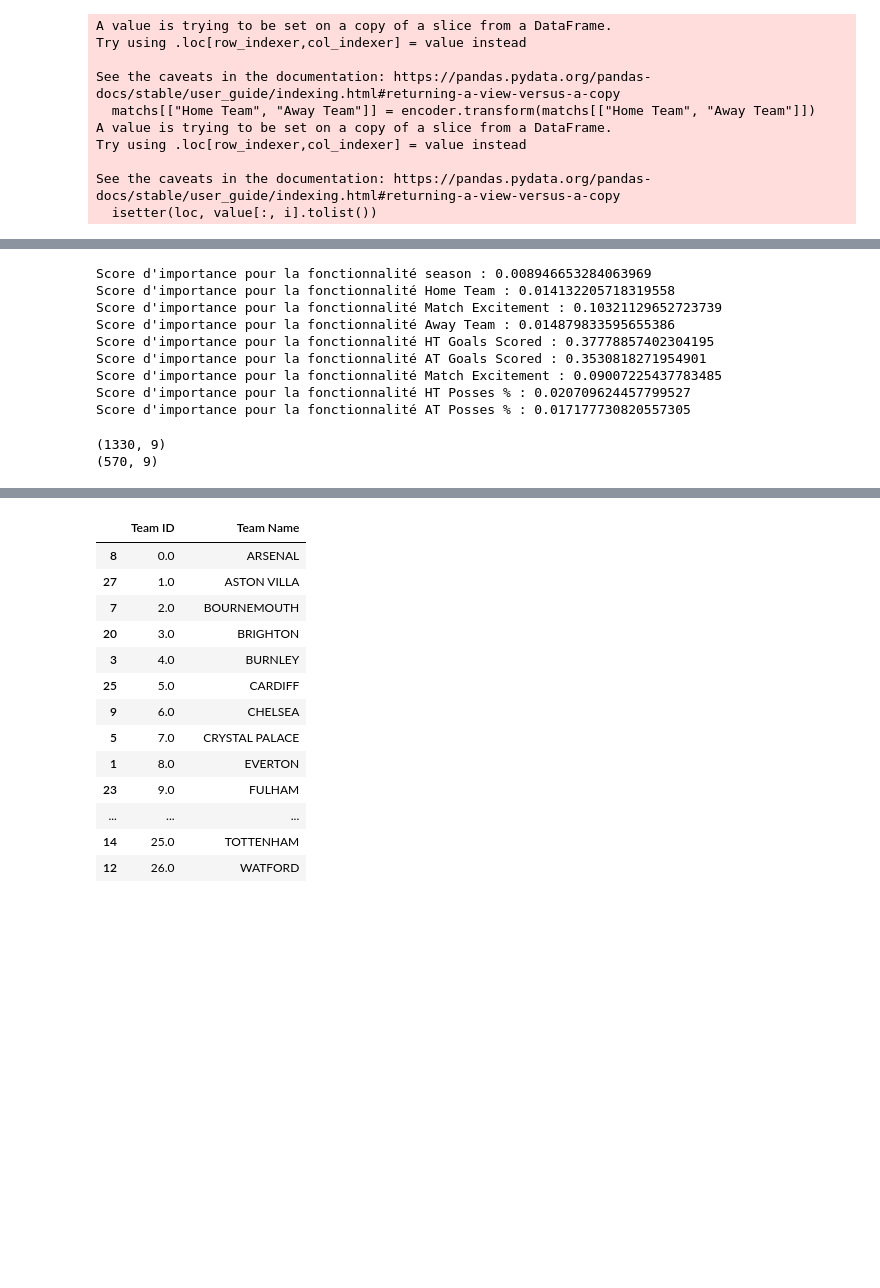
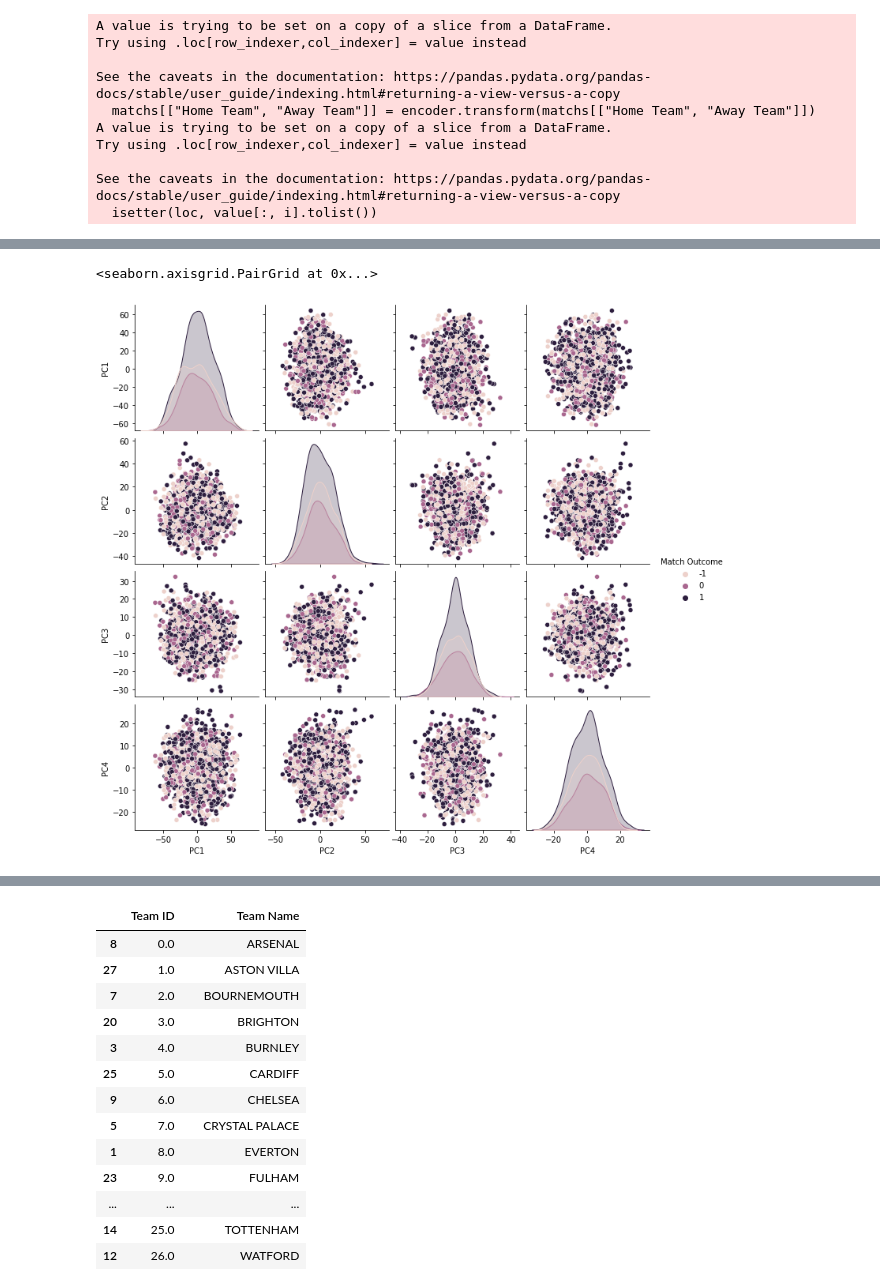
Before and after one commit to SamSamV/Predictions_Match_Outcome, a Jupyter notebook: toma1.ipynb, the cells around one changed output, grey strips where cells are left out. Cells and saved outputs as stored; diff of their text form; code cells hidden in the pictures; blank space fills up the shorter version.

```diff
--- a/toma1.ipynb
+++ b/toma1.ipynb
@@ -567,7 +538,7 @@ features = ['season', 'Home Team', 'Match Excitement','Away Team',"HT Goals Scor
 X_train, X_test, y_train, y_test = train_test_split(df[features], df["Match Outcome"], test_size=0.3, random_state=42)
 
 # Entraînement d'un modèle de forêt aléatoire
-clf = RandomForestClassifier(n_estimators=100, random_state=42)
+clf = RandomForestClassifier(n_estimators=50, random_state=42, min_samples_split=5, min_samples_leaf=1, max_features="sqrt", max_depth=20, bootstrap=True )
 clf.fit(X_train, y_train)
 
 # Prédiction sur l'ensemble de test
@@ -627,32 +598,24 @@ Précision : 100.00%
-# %%
-# Création d'un modèle de forêt aléatoire
-clf = RandomForestClassifier(n_estimators=100, random_state=42)
-
-# Entraînement du modèle sur des données d'entraînement
-clf.fit(X_train, y_train)
-
-# Récupération des scores d'importance des fonctionnalités
-importances = clf.feature_importances_
-
-# Affichage des scores d'importance pour chaque fonctionnalité
-for i, feature in enumerate(features):
-    print("Score d'importance pour la fonctionnalité", feature, ":", importances[i])
-# %% [output]
-Score d'importance pour la fonctionnalité season : 0.008946653284063969
-Score d'importance pour la fonctionnalité Home Team : 0.014132205718319558
-Score d'importance pour la fonctionnalité Match Excitement : 0.10321129652723739
-Score d'importance pour la fonctionnalité Away Team : 0.014879833595655386
-Score d'importance pour la fonctionnalité HT Goals Scored : 0.37778857402304195
-Score d'importance pour la fonctionnalité AT Goals Scored : 0.3530818271954901
-Score d'importance pour la fonctionnalité Match Excitement : 0.09007225437783485
-Score d'importance pour la fonctionnalité HT Posses % : 0.020709624457799527
-Score d'importance pour la fonctionnalité AT Posses % : 0.017177730820557305
-# %%
-print(X_train.shape)
-print(X_test.shape)
-# %% [output]
-(1330, 9)
-(570, 9)
+# %%
+import seaborn as sns
+from sklearn.decomposition import PCA
+
+# Instanciation d'un objet PCA avec 4 composantes principales
+pca = PCA(n_components=4)
+
+# Calcul des composantes principales
+principal_components = pca.fit_transform(X_train)
+
+# Création d'un DataFrame pour les composantes principales
+pca_df = pd.DataFrame(data=principal_components, columns=["PC1", "PC2", "PC3", "PC4"])
+
+# Ajout de la variable cible au DataFrame des composantes principales
+pca_df["Match Outcome"] = df["Match Outcome"]
+
+# Affichage des nuages de points pour chaque combinaison de deux composantes principales
+sns.pairplot(pca_df, hue="Match Outcome", vars=["PC1", "PC2", "PC3", "PC4"])
+# %% [output]
+<seaborn.axisgrid.PairGrid at 0x...>
+[figure, added]
 # %%
 correct_predictions = []
 incorrect_predictions = []
```
Also changed, not shown: parts of 12 cells of this notebook, 1 other file.
